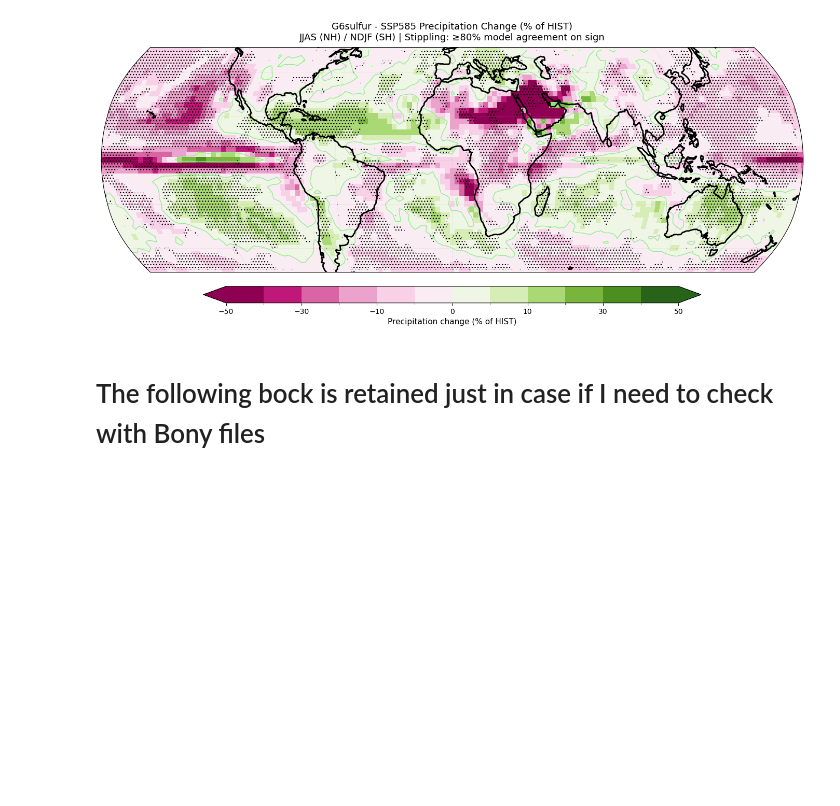
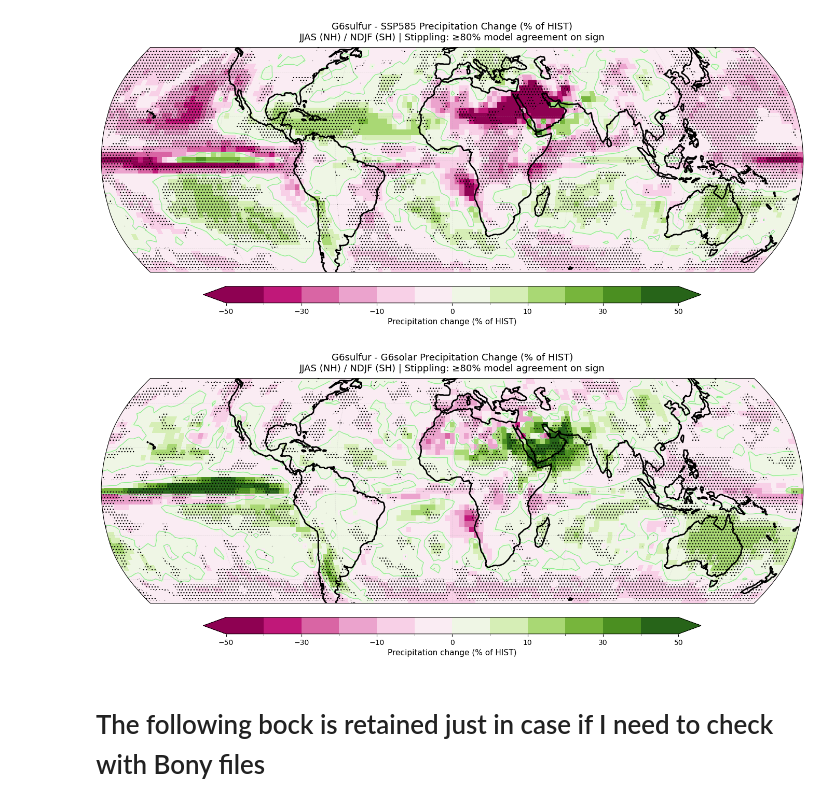
Before and after one commit to bidyutbg/UoE, a Jupyter notebook: 20260218_Monsoons/20260418_SAI_imact_on_rainfall.ipynb, the cells around one changed output. Cells and saved outputs as stored; diff of their text form; code cells hidden in the pictures; blank space fills up the shorter version.

```diff
--- a/20260218_Monsoons/20260418_SAI_imact_on_rainfall.ipynb
+++ b/20260218_Monsoons/20260418_SAI_imact_on_rainfall.ipynb
@@ -13,7 +13,7 @@ import matplotlib as mpl
 import matplotlib.pyplot as plt
 import matplotlib.patches as mpatches
 # %%
-pr_clim=xr.open_dataset('./analysis_transient_data/Climatology.nc')
+pr_clim=xr.open_dataset('/gws/ssde/j25b/impose/bidyut/analysis_transient_data/Climatology.nc')
 # %%
 print("pr_clim",pr_clim)
 # %% [output]
@@ -213,6 +213,15 @@ plot_precip_pct_change(
 )
 # %% [output]
 [figure]
+# %%
+plot_precip_pct_change(
+    pr_clim,
+    EXP_minuend='G6sulfur',
+    EXP_subtrahend='G6solar',
+    EXP_base='HIST'
+)
+# %% [output]
+[figure, added]
 # %% [markdown]
 # The following bock is retained just in case if I need to check with Bony files
 # %%
```
Also changed, not shown: 23 other files.
